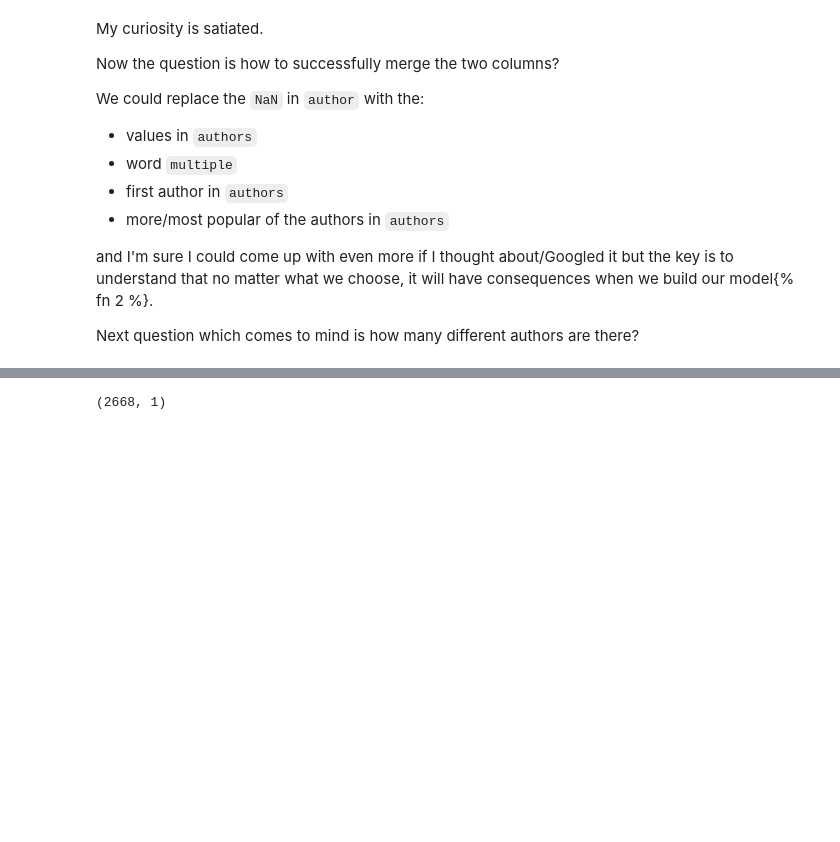
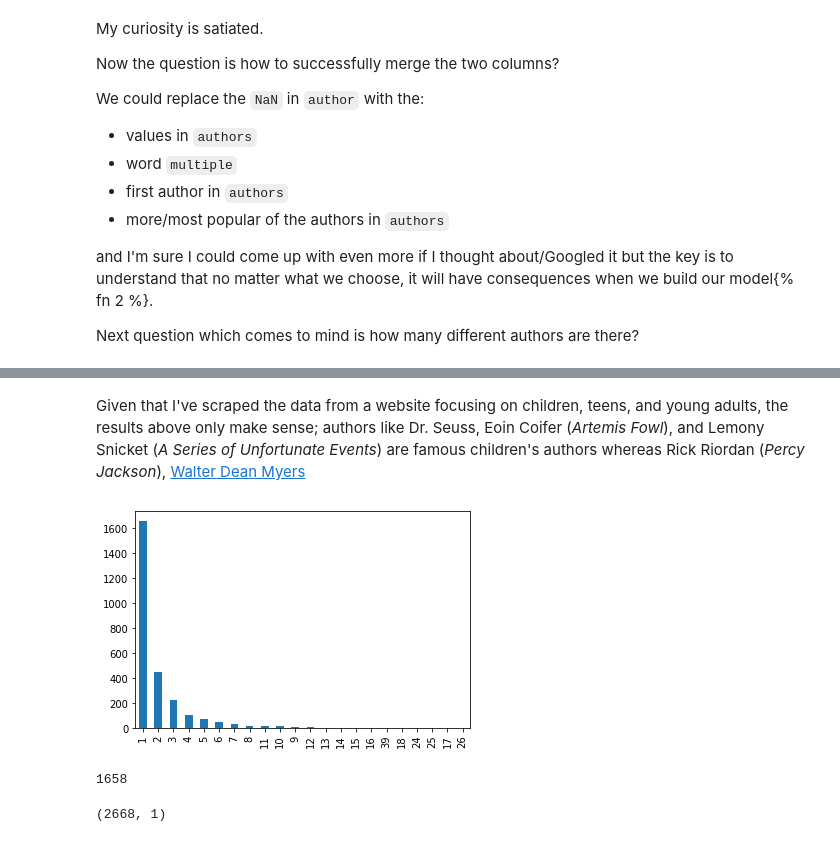
Before and after one commit to educatorsRlearners/an-a-z-of-machine-learning, a Jupyter notebook: _notebooks/2020-06-22-e-is-for-eda.ipynb, the cells around one changed output, grey strips where cells are left out. Cells and saved outputs as stored; diff of their text form; code cells hidden in the pictures; blank space fills up the shorter version.

```diff
--- a/_notebooks/2020-06-22-e-is-for-eda.ipynb
+++ b/_notebooks/2020-06-22-e-is-for-eda.ipynb
@@ -287,0 +285,3 @@ author_count = pd.DataFrame(author_count)
+# %%
+author_counts = df_text.loc[:, ["title", 'author']].groupby('author').count().reset_index()
+author_counts.sort_values('title', ascending=False).head(10)
@@ -288,3 +300,13 @@ author_count = pd.DataFrame(author_count)
+# %% [markdown]
+Given that I've scraped the data from a website focusing on children, teens, and young adults, the results above only make sense; authors like Dr. Seuss, Eoin Coifer (_Artemis Fowl_), and Lemony Snicket (_A Series of Unfortunate Events_) are famous children's authors whereas Rick Riordan (_Percy Jackson_), [Walter Dean Myers](https://bookshop.org/books?keywords=Walter+Dean+Myers)
+# %%
+author_counts['title'].value_counts().plot.bar();
+# %% [output]
+[figure, added]
+# %%
+sum(author_counts['title']==1)
+# %% [output]
+1658
 # %%
 # %% [output]
 (2668, 1)
```
Also changed, not shown: parts of 6 cells of this notebook.
